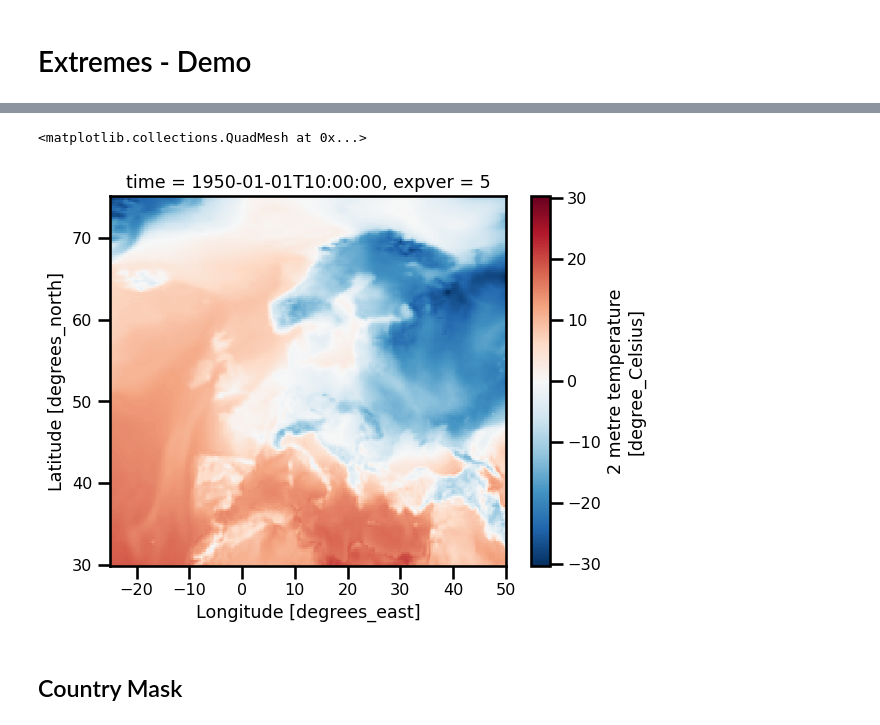
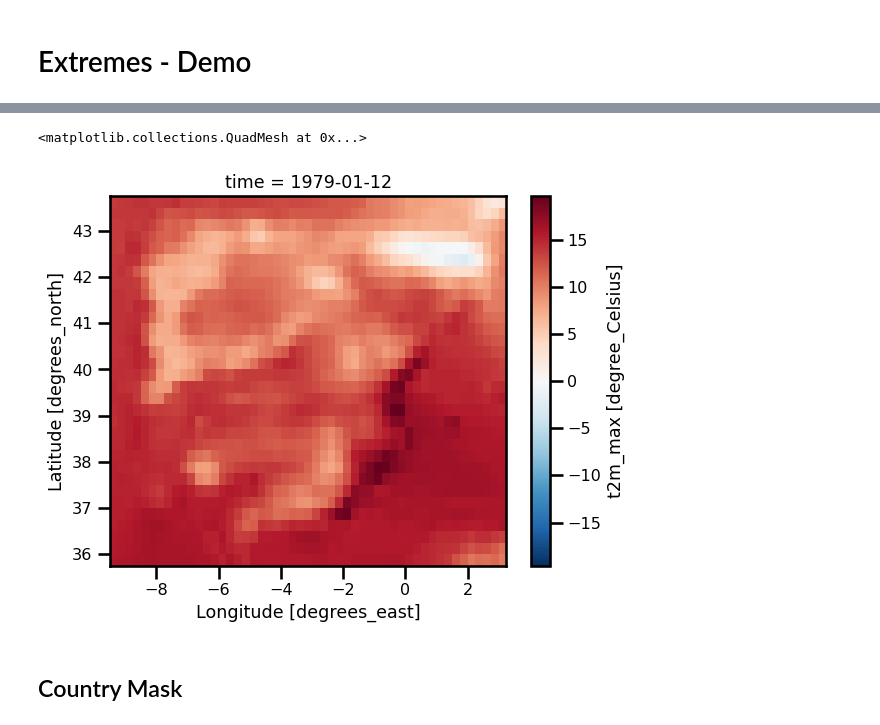
Before and after one commit to jejjohnson/geo_toolz, a Jupyter notebook: notebooks/extremes/extremes_demo_ts.ipynb, the cells around one changed output, grey strips where cells are left out. Saved outputs shown, nothing was run; the diff lists cells and outputs as text; code cells hidden in the pictures.

Commit message:
Added prelim extremes selection.

```diff
--- a/notebooks/extremes/extremes_demo_ts.ipynb
+++ b/notebooks/extremes/extremes_demo_ts.ipynb
@@ -31,0 +31,3 @@ data_dir = '/pool/datos/reanalisis/era5/hourly/europe/025/t2m/*.nc'
+# %%
+gbox = RegularLonLat.init_from_country("E", 1/4)
+gbox.gbox
@@ -31,0 +37,3 @@ data_dir = '/pool/datos/reanalisis/era5/hourly/europe/025/t2m/*.nc'
+# %%
+ds = download_era5_gee("era5_daily", gbox)
+ds
@@ -32,14 +58,20 @@ data_dir = '/pool/datos/reanalisis/era5/hourly/europe/025/t2m/*.nc'
 # %%
 def preprocess(ds):
+    # select variable
+    ds = ds[["maximum_2m_air_temperature"]]
+    ds = ds.rename({"maximum_2m_air_temperature": "t2m_max"})
+
+    # validate units
+    ds = ds.pint.quantify({"t2m_max": "kelvin"})
+    ds["t2m_max"] = ds["t2m_max"].pint.to("degC")
+    ds = ds.pint.dequantify()
+
+    # validate coordinates
     ds = validate_latitude(ds)
     ds = validate_longitude(ds)
-    # ds = ds.sortby(["time", "lon", "lat"])
 
-    ds = ds.pint.quantify({"t2m": "kelvin"})
-    ds["t2m"] = ds["t2m"].pint.to("degC")
-    ds = ds.pint.dequantify()
+
     return ds
 
-ds = xr.open_mfdataset(
-    data_dir, preprocess=preprocess, engine="netcdf4"
-)
+ds = preprocess(ds)
+ds
@@ -85,8 +96,8 @@ history :
 # %%
-ds.t2m.isel(time=10, expver=1).plot.pcolormesh()
+ds.t2m_max.isel(time=10).sortby("lat").sortby("lon").plot.pcolormesh(x="lon", y="lat")
 # %% [output]
 <matplotlib.collections.QuadMesh at 0x...>
-[figure, old version]
+[figure, new version]
 # %% [markdown]
 ## Country Mask
 # %%
```
Also changed, not shown: parts of 36 cells of this notebook, 11 other files.
